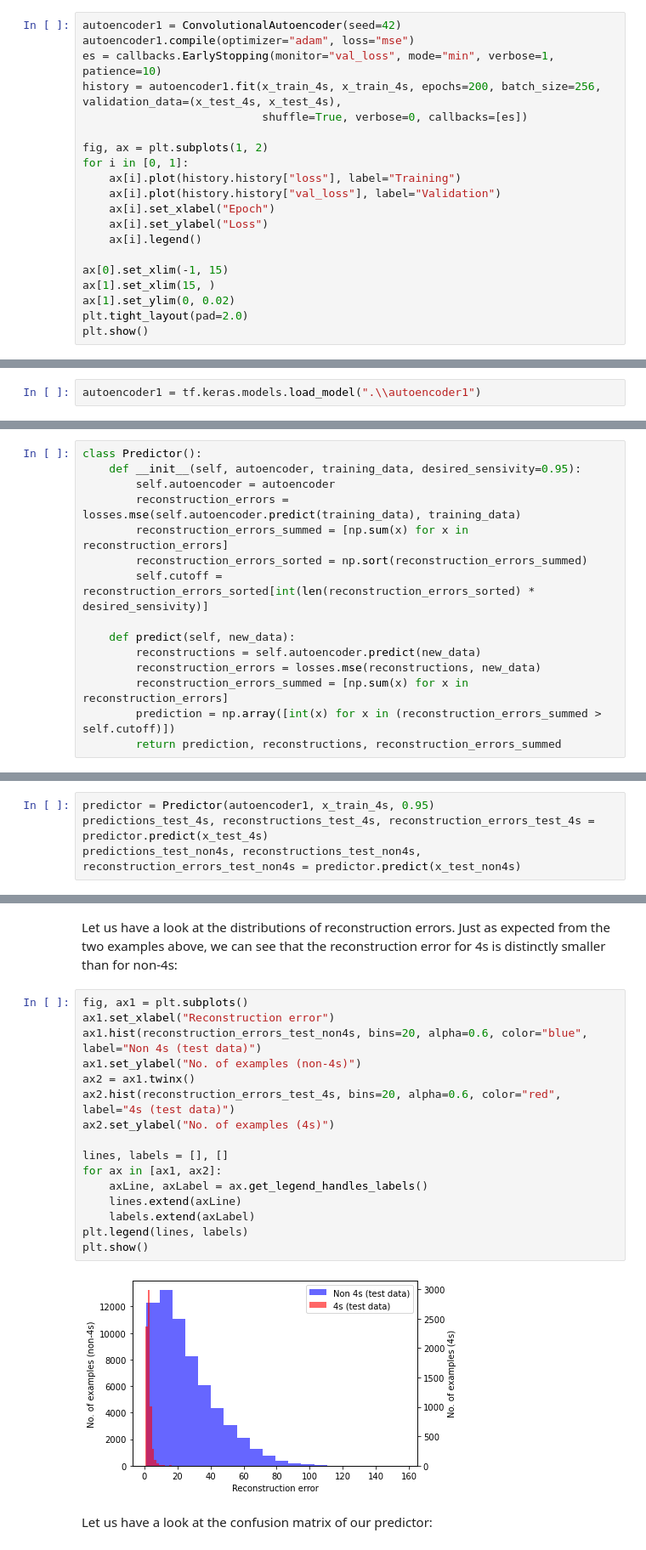
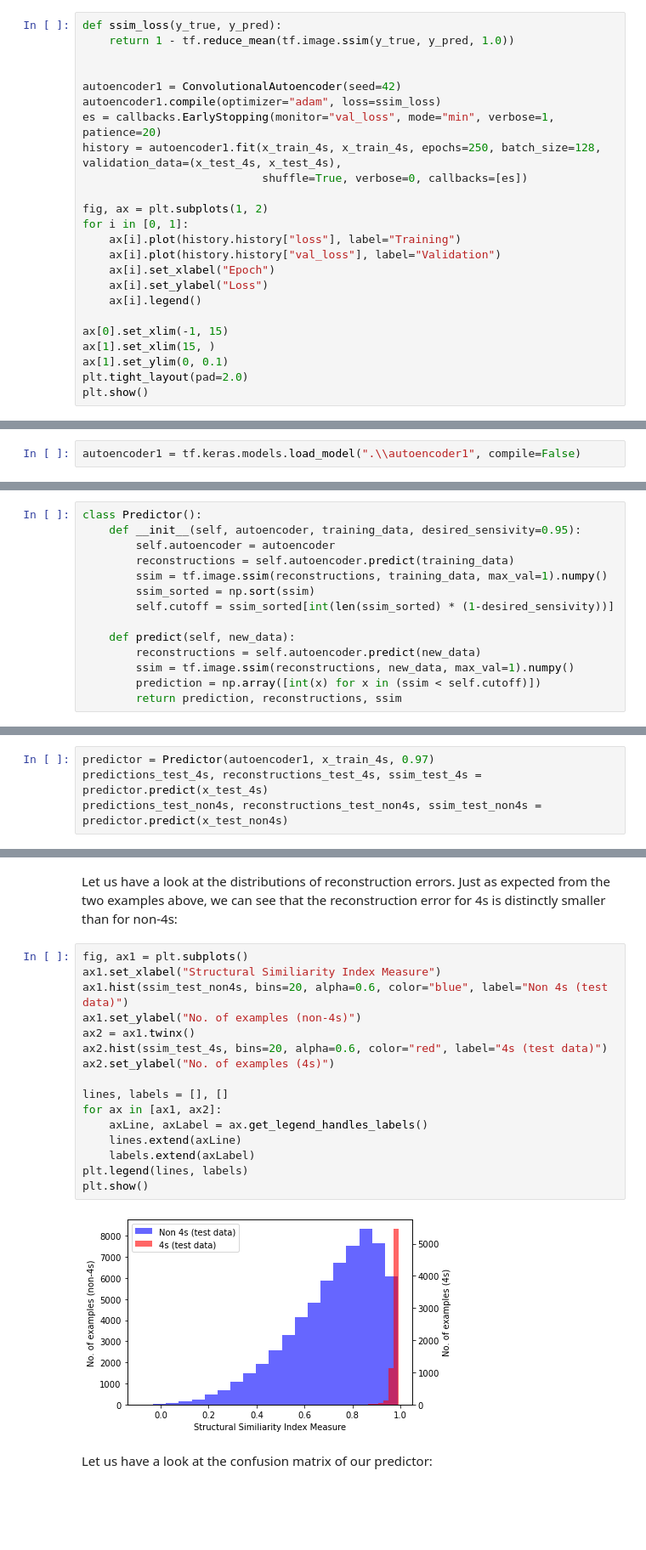
Before and after one commit to cstckr/convolutional_autoencoder, a Jupyter notebook: convolutional_autoencoder.ipynb, the cells around one changed output, grey strips where cells are left out. Shown at 85% size. Saved outputs shown, nothing was run; the diff lists cells and outputs as text; blank space fills up the shorter version.

Commit message:
Changed loss function to structural similiarity index measure

```diff
--- a/convolutional_autoencoder.ipynb
+++ b/convolutional_autoencoder.ipynb
@@ -151,8 +151,12 @@ Now we will train the autoencoder and visualize the training progress:
 # %%
+def ssim_loss(y_true, y_pred):
+    return 1 - tf.reduce_mean(tf.image.ssim(y_true, y_pred, 1.0))
+
+
 autoencoder1 = ConvolutionalAutoencoder(seed=42)
-autoencoder1.compile(optimizer="adam", loss="mse")
-es = callbacks.EarlyStopping(monitor="val_loss", mode="min", verbose=1, patience=10)
-history = autoencoder1.fit(x_train_4s, x_train_4s, epochs=200, batch_size=256, validation_data=(x_test_4s, x_test_4s),
+autoencoder1.compile(optimizer="adam", loss=ssim_loss)
+es = callbacks.EarlyStopping(monitor="val_loss", mode="min", verbose=1, patience=20)
+history = autoencoder1.fit(x_train_4s, x_train_4s, epochs=250, batch_size=128, validation_data=(x_test_4s, x_test_4s),
                            shuffle=True, verbose=0, callbacks=[es])
 
 fig, ax = plt.subplots(1, 2)
@@ -165,7 +169,7 @@ for i in [0, 1]:
 
 ax[0].set_xlim(-1, 15)
 ax[1].set_xlim(15, )
-ax[1].set_ylim(0, 0.02)
+ax[1].set_ylim(0, 0.1)
 plt.tight_layout(pad=2.0)
 plt.show()
 # %% [output]
@@ -178,30 +182,29 @@ autoencoder1.save(".\\autoencoder1")
 # %% [output]
 INFO:tensorflow:Assets written to: .\autoencoder1\assets
 # %%
-autoencoder1 = tf.keras.models.load_model(".\\autoencoder1")
+autoencoder1 = tf.keras.models.load_model(".\\autoencoder1", compile=False)
 # %% [markdown]
 Our ConvolutionalAutoencoder class allows us to deconstruct and reconstruct our images. However, it does not directly calculate the reconstruction error and also gives us no guidance what error level should be used to decide if an image is a 4 or not a 4. For this purpose, we will implement the Predictor class that takes our autoencoder as input:
 # %%
 class Predictor():
     def __init__(self, autoencoder, training_data, desired_sensivity=0.95):
         self.autoencoder = autoencoder
-        reconstruction_errors = losses.mse(self.autoencoder.predict(training_data), training_data)
-        reconstruction_errors_summed = [np.sum(x) for x in reconstruction_errors]
-        reconstruction_errors_sorted = np.sort(reconstruction_errors_summed)
-        self.cutoff = reconstruction_errors_sorted[int(len(reconstruction_errors_sorted) * desired_sensivity)]
+        reconstructions = self.autoencoder.predict(training_data)
+        ssim = tf.image.ssim(reconstructions, training_data, max_val=1).numpy()
+        ssim_sorted = np.sort(ssim)
+        self.cutoff = ssim_sorted[int(len(ssim_sorted) * (1-desired_sensivity))]
 
     def predict(self, new_data):
         reconstructions = self.autoencoder.predict(new_data)
-        reconstruction_errors = losses.mse(reconstructions, new_data)
-        reconstruction_errors_summed = [np.sum(x) for x in reconstruction_errors]
-        prediction = np.array([int(x) for x in (reconstruction_errors_summed > self.cutoff)])
-        return prediction, reconstructions, reconstruction_errors_summed
+        ssim = tf.image.ssim(reconstructions, new_data, max_val=1).numpy()
+        prediction = np.array([int(x) for x in (ssim < self.cutoff)])
+        return prediction, reconstructions, ssim
 # %% [markdown]
 We wish to implement our autoencoder predictor so that about 95% of all 4s are correctly identified as such. Subsequently, we will test with what specificity non-4s will be identified:
 # %%
-predictor = Predictor(autoencoder1, x_train_4s, 0.95)
-predictions_test_4s, reconstructions_test_4s, reconstruction_errors_test_4s = predictor.predict(x_test_4s)
-predictions_test_non4s, reconstructions_test_non4s, reconstruction_errors_test_non4s = predictor.predict(x_test_non4s)
+predictor = Predictor(autoencoder1, x_train_4s, 0.97)
+predictions_test_4s, reconstructions_test_4s, ssim_test_4s = predictor.predict(x_test_4s)
+predictions_test_non4s, reconstructions_test_non4s, ssim_test_non4s = predictor.predict(x_test_non4s)
 # %% [markdown]
 Displaying an original image of a 4 and a reconstructed image of the same 4 obtained by our autoencoder, we can see that the autoencoder can quite succesfully reconstruct 4s:
 # %%
@@ -220,22 +223,22 @@ plot_images(range(2), reconstructed_5, ["Original", "Reconstructed"])
 Let us have a look at the distributions of reconstruction errors. Just as expected from the two examples above, we can see that the reconstruction error for 4s is distinctly smaller than for non-4s:
 # %%
 fig, ax1 = plt.subplots()
-ax1.set_xlabel("Reconstruction error")
-ax1.hist(reconstruction_errors_test_non4s, bins=20, alpha=0.6, color="blue", label="Non 4s (test data)")
+ax1.set_xlabel("Structural Similiarity Index Measure")
+ax1.hist(ssim_test_non4s, bins=20, alpha=0.6, color="blue", label="Non 4s (test data)")
 ax1.set_ylabel("No. of examples (non-4s)")
 ax2 = ax1.twinx()
-ax2.hist(reconstruction_errors_test_4s, bins=20, alpha=0.6, color="red", label="4s (test data)")
+ax2.hist(ssim_test_4s, bins=20, alpha=0.6, color="red", label="4s (test data)")
 ax2.set_ylabel("No. of examples (4s)")
 
 lines, labels = [], []
 for ax in [ax1, ax2]:
     axLine, axLabel = ax.get_legend_handles_labels()
     lines.extend(axLine)
     labels.extend(axLabel)
 plt.legend(lines, labels)
 plt.show()
 # %% [output]
-[figure, old version]
+[figure, new version]
 # %% [markdown]
 Let us have a look at the confusion matrix of our predictor:
 # %%
```
Also changed, not shown: parts of 8 cells of this notebook, 3 other files.
